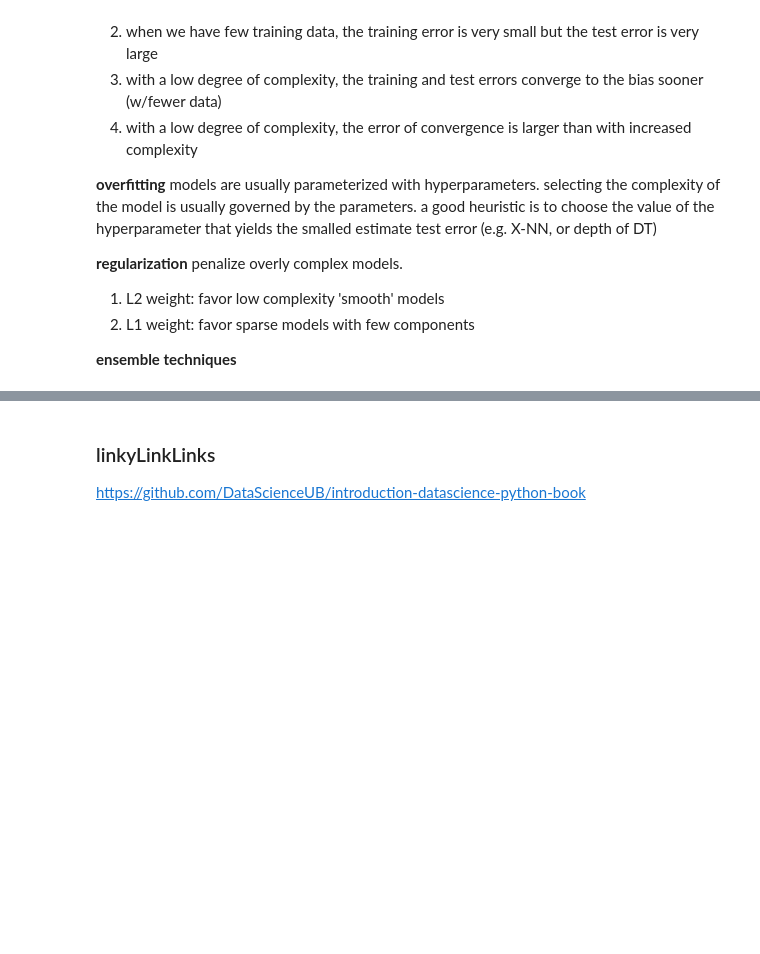
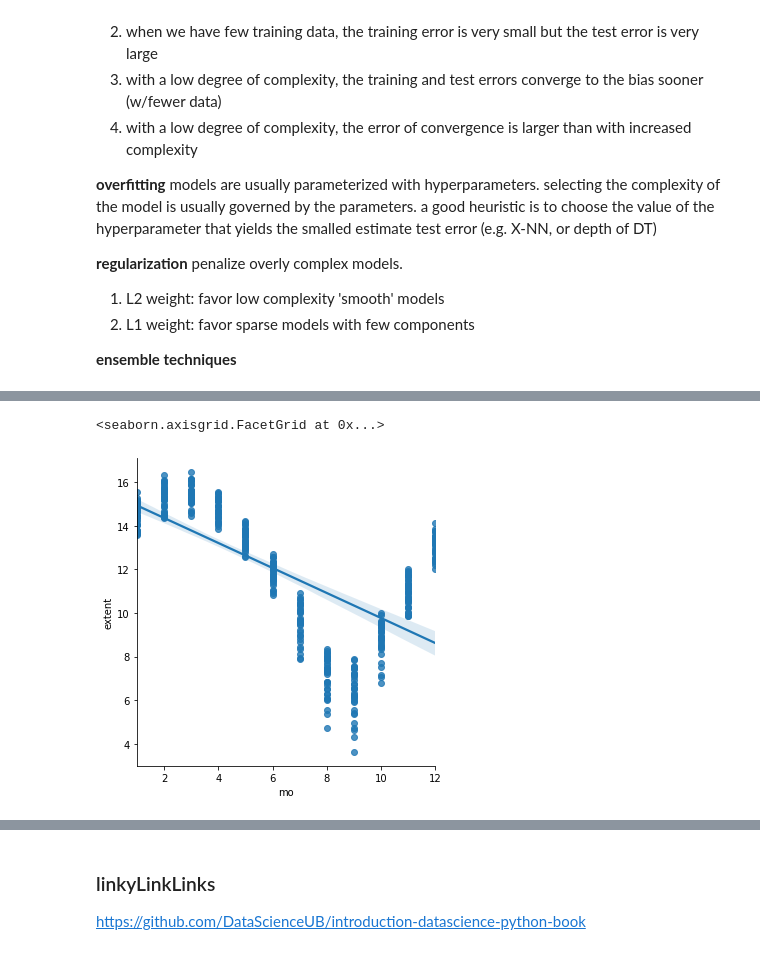
Before and after one commit to SmilodonCub/ReadingLearningTinkering, a Jupyter notebook: Intro2DataScience_IgualSegui_Notes.ipynb, the cells around one changed output, grey strips where cells are left out. Saved outputs shown, nothing was run; the diff lists cells and outputs as text; code cells hidden in the pictures; blank space fills up the shorter version.

```diff
--- a/Intro2DataScience_IgualSegui_Notes.ipynb
+++ b/Intro2DataScience_IgualSegui_Notes.ipynb
@@ -1266,0 +1453,10 @@ This type of classifier comparison is known as **cross-validation**. There are o
+# %%
+#Sea Ice example
+icePath = "https://raw.githubusercontent.com/DataScienceUB/introduction-datascience-python-book/master/files/ch06/SeaIce.txt"
+ice = pd.read_csv( icePath, delim_whitespace = True )
+# %%
+ice2 = ice[ice.data_type != '-9999']
+sns.lmplot( 'mo', 'extent', ice2)
+# %% [output]
+<seaborn.axisgrid.FacetGrid at 0x...>
+[figure, added]
```
Also changed, not shown: parts of 33 cells of this notebook.
